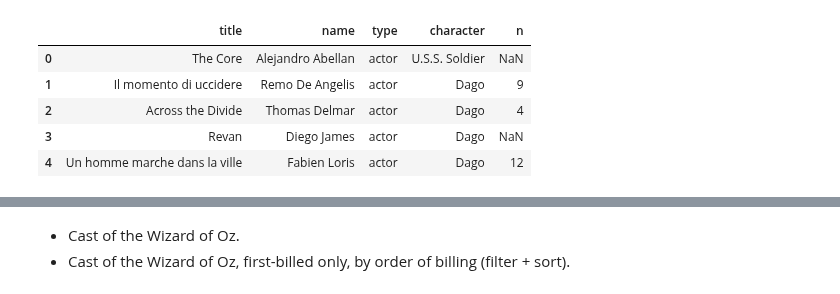
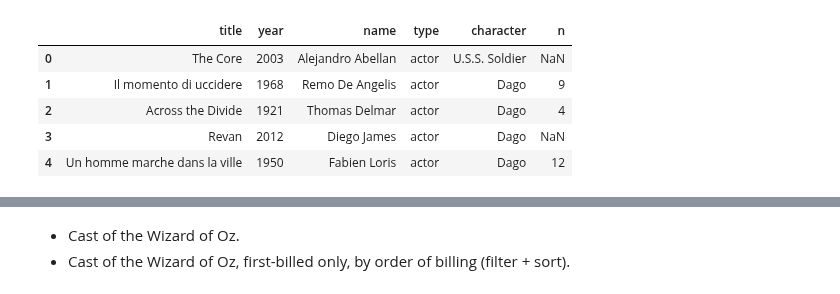
Before and after one commit to brandon-rhodes/pycon-pandas-tutorial, a Jupyter notebook: Solutions-1.ipynb, the cells around one changed output, grey strips where cells are left out. Saved outputs shown, nothing was run; the diff lists cells and outputs as text; code cells hidden in the pictures.

```diff
--- a/Solutions-1.ipynb
+++ b/Solutions-1.ipynb
@@ -29,10 +19,10 @@ memory usage: 18.5+ MB
 # %%
-cast = pd.DataFrame.from_csv('cast.csv', index_col=None)
+cast = pd.DataFrame.from_csv('data/cast.csv', index_col=None)
 cast.head()
 # %% [output]
-|  | title | name | type | character | n |
-| 0 | The Core | Alejandro Abellan | actor | U.S.S. Soldier | NaN |
-| 1 | Il momento di uccidere | Remo De Angelis | actor | Dago | 9 |
-| 2 | Across the Divide | Thomas Delmar | actor | Dago | 4 |
-| 3 | Revan | Diego James | actor | Dago | NaN |
-| 4 | Un homme marche dans la ville | Fabien Loris | actor | Dago | 12 |
+|  | title | year | name | type | character | n |
+| 0 | The Core | 2003 | Alejandro Abellan | actor | U.S.S. Soldier | NaN |
+| 1 | Il momento di uccidere | 1968 | Remo De Angelis | actor | Dago | 9 |
+| 2 | Across the Divide | 1921 | Thomas Delmar | actor | Dago | 4 |
+| 3 | Revan | 2012 | Diego James | actor | Dago | NaN |
+| 4 | Un homme marche dans la ville | 1950 | Fabien Loris | actor | Dago | 12 |
```
Also changed, not shown: parts of 14 cells of this notebook, 3 other files.
